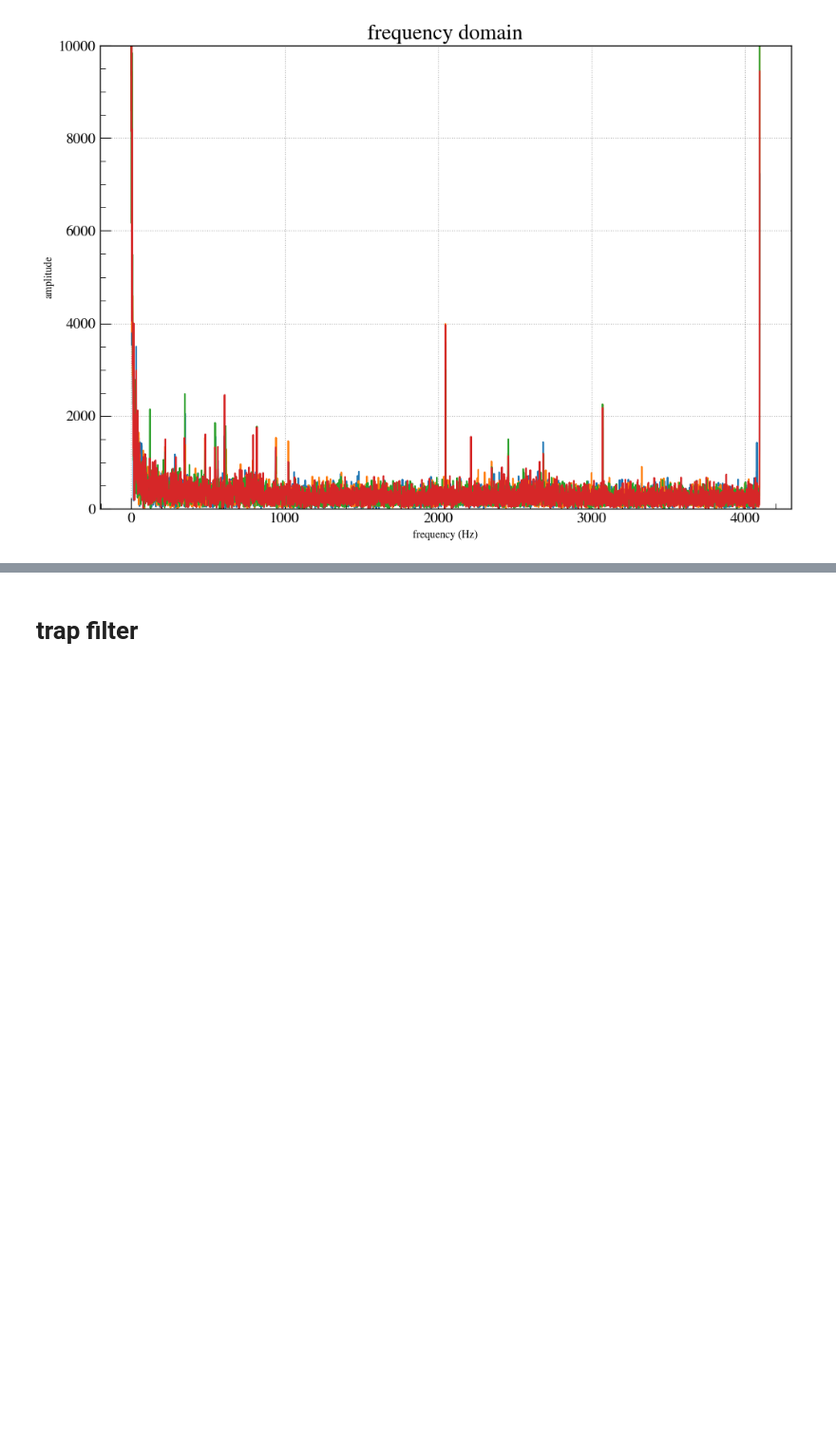
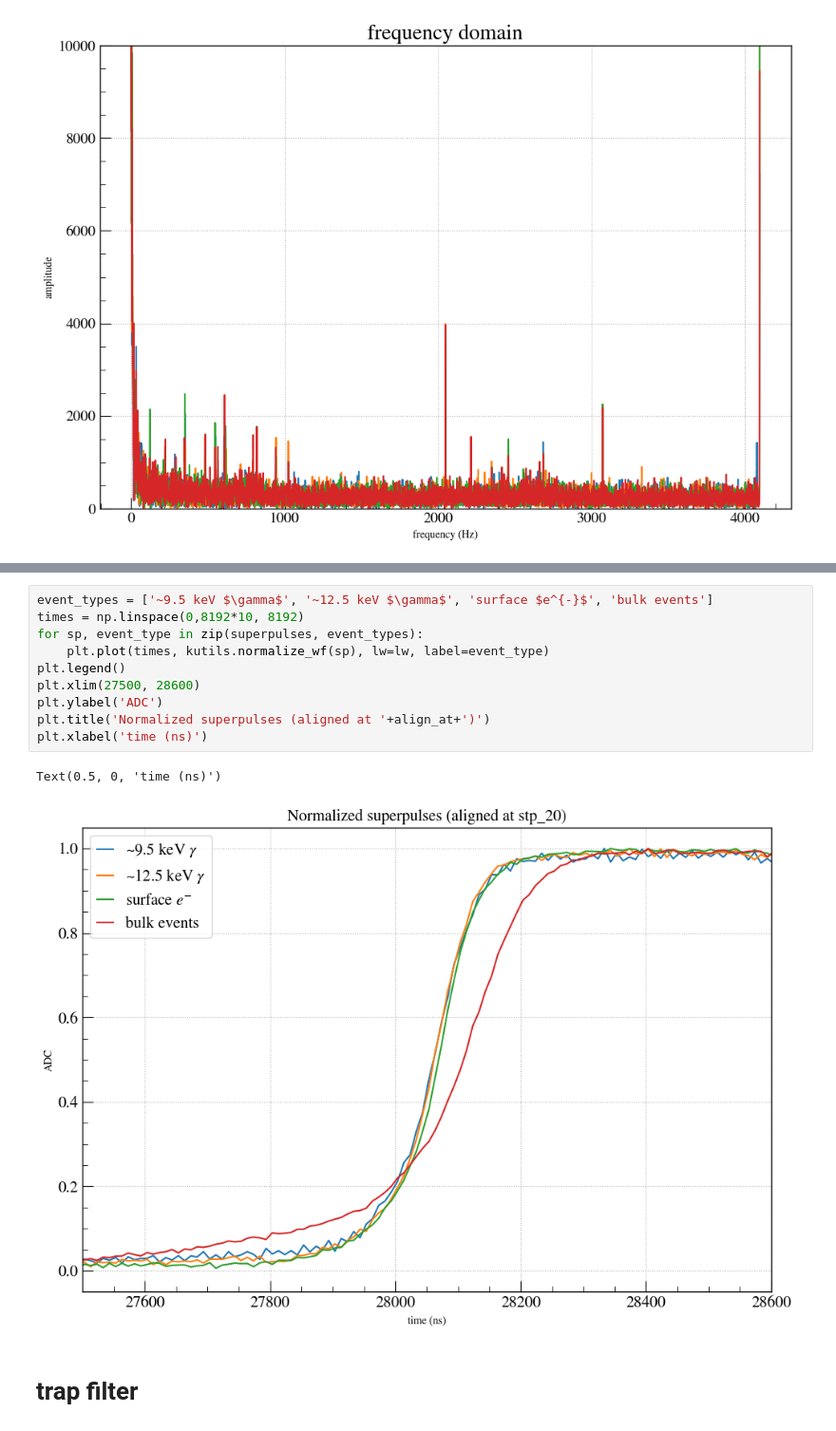
Before and after one commit to nfuad041/nfkrstc, a Jupyter notebook: ToE analysis.ipynb, the cells around one changed output, grey strips where cells are left out. Shown at 95% size. Cells and saved outputs as stored; diff of their text form; blank space fills up the shorter version.

```diff
--- a/ToE analysis.ipynb
+++ b/ToE analysis.ipynb
@@ -256,3 +278,16 @@ Text(0.5, 1.0, 'Superpulses for different event types (aligned at stp_20)')
+# %%
+event_types = ['~9.5 keV $\gamma$', '~12.5 keV $\gamma$', 'surface $e^{-}$', 'bulk events']
+times = np.linspace(0,8192*10, 8192)
+for sp, event_type in zip(superpulses, event_types):
+    plt.plot(times, kutils.normalize_wf(sp), lw=lw, label=event_type)
+plt.legend()
+plt.xlim(27500, 28600)
+plt.ylabel('ADC')
+plt.title('Normalized superpulses (aligned at '+align_at+')')
+plt.xlabel('time (ns)')
+# %% [output]
+Text(0.5, 0, 'time (ns)')
+[figure, added]
 # %% [markdown]
 # trap filter
 # %%
```
Also changed, not shown: parts of 7 cells of this notebook, 9 other files.
